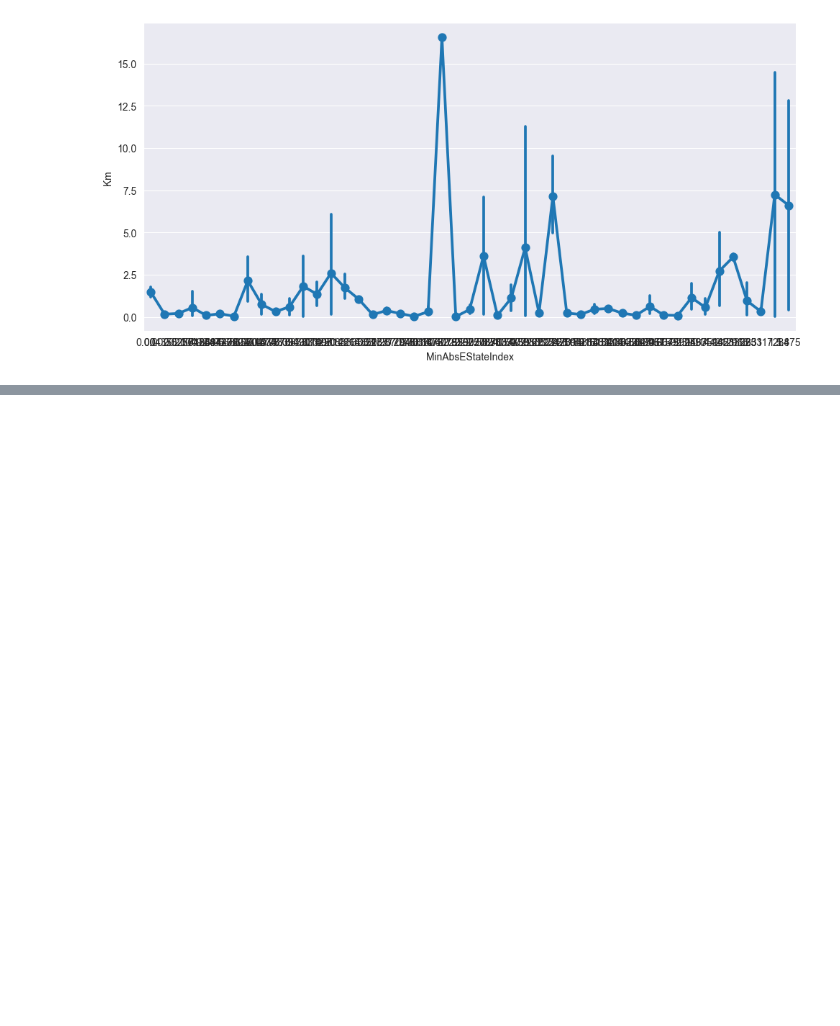
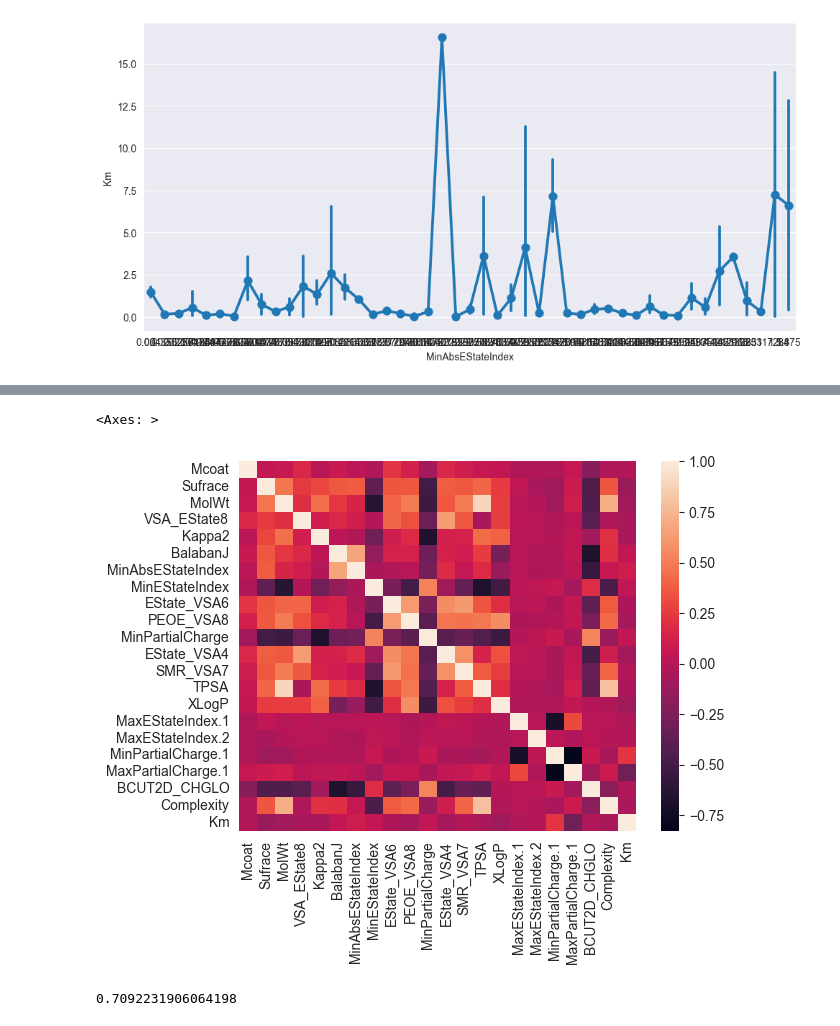
Before and after one commit to illhammm/Nanozymes1, a Jupyter notebook: Data_Preprocessing/edit_nnz.ipynb, the cells around one changed output, grey strips where cells are left out. Saved outputs shown, nothing was run; the diff lists cells and outputs as text; code cells hidden in the pictures; blank space fills up the shorter version.

```diff
--- a/Data_Preprocessing/edit_nnz.ipynb
+++ b/Data_Preprocessing/edit_nnz.ipynb
@@ -215,0 +242,16 @@ for i, col in enumerate(['MinEStateIndex_group', 'MinAbsEStateIndex_group']):
+# %%
+
+sns.heatmap(df[['Mcoat', 'Sufrace', 'MolWt', 'VSA_EState8',
+       'Kappa2', 'BalabanJ', 'MinAbsEStateIndex', 'MinEStateIndex',
+       'EState_VSA6', 'PEOE_VSA8', 'MinPartialCharge',
+       'EState_VSA4', 'SMR_VSA7','TPSA',
+       'XLogP', 'MaxEStateIndex.1', 'MaxEStateIndex.2', 'MinPartialCharge.1',
+       'MaxPartialCharge.1', 'BCUT2D_CHGLO', 'Complexity','Km']].corr())
+# %% [output]
+<Axes: >
+[figure, added]
+# %%
+df['MolWt']. corr(df['TPSA'])
+df['MolWt']. corr(df['Complexity'])
+# %% [output]
+0.7092231906064198
```
Also changed, not shown: parts of 47 cells of this notebook, 9 other files.
